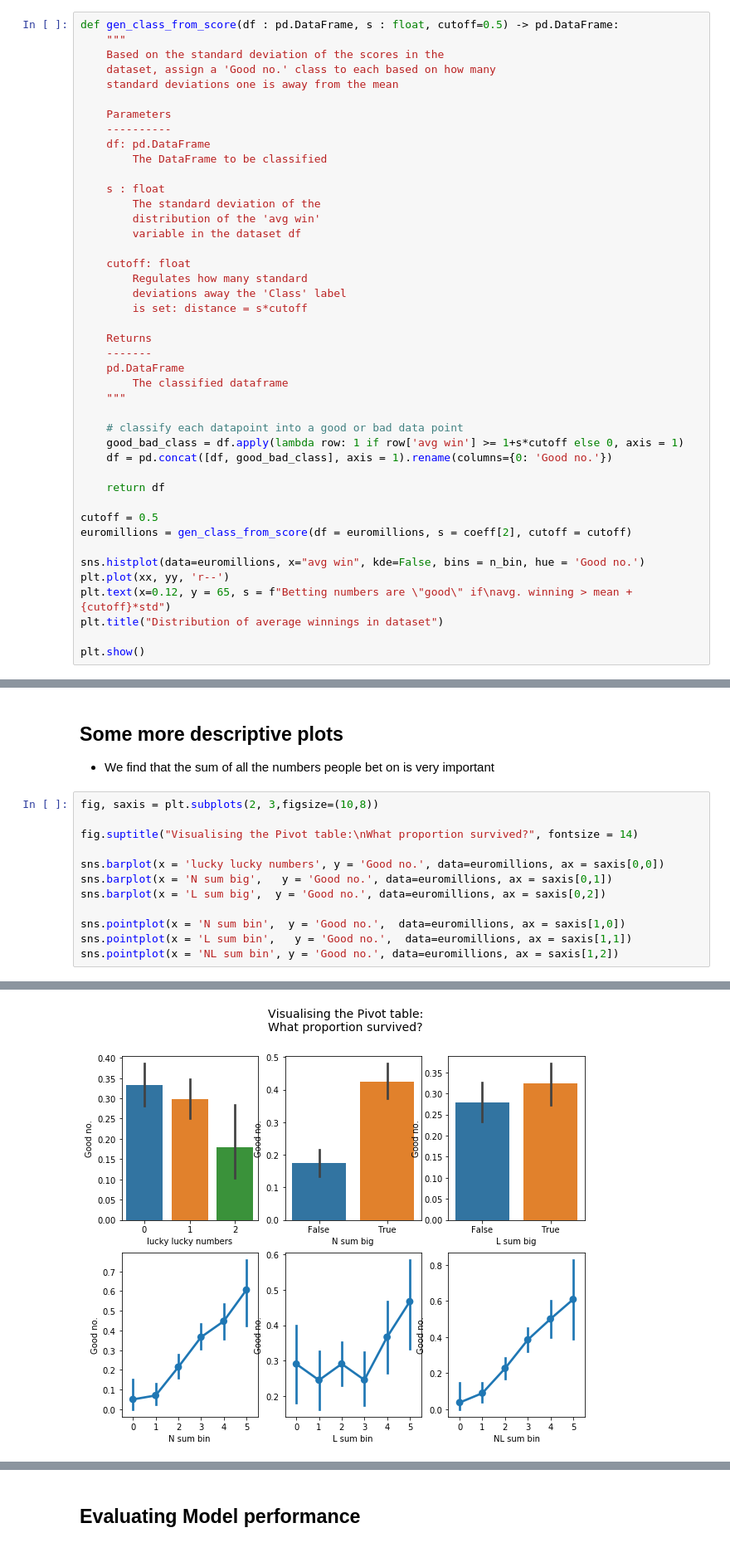
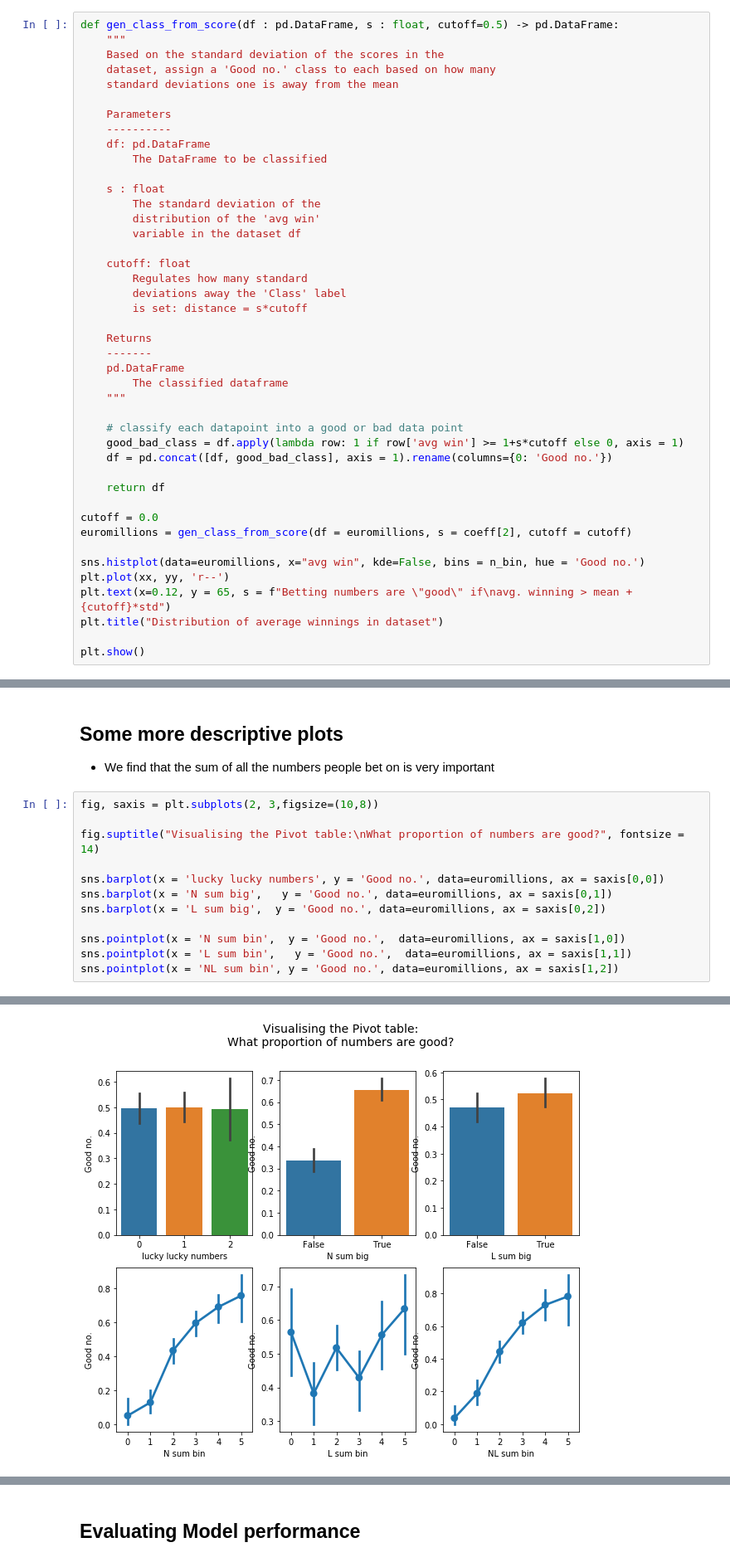
Before and after one commit to RokMedves/EuroMillions, a Jupyter notebook: euromillions.ipynb, the cells around one changed output, grey strips where cells are left out. Shown at 83% size. Saved outputs shown, nothing was run; the diff lists cells and outputs as text.

```diff
--- a/euromillions.ipynb
+++ b/euromillions.ipynb
@@ -542,7 +550,7 @@ def gen_class_from_score(df : pd.DataFrame, s : float, cutoff=0.5) -> pd.DataFra
 
     return df
 
-cutoff = 0.5
+cutoff = 0.0
 euromillions = gen_class_from_score(df = euromillions, s = coeff[2], cutoff = cutoff)
 
 sns.histplot(data=euromillions, x="avg win", kde=False, bins = n_bin, hue = 'Good no.')
@@ -592,18 +600,18 @@ Discovery:
 # %%
 fig, saxis = plt.subplots(2, 3,figsize=(10,8))
 
-fig.suptitle("Visualising the Pivot table:\nWhat proportion survived?", fontsize = 14)
+fig.suptitle("Visualising the Pivot table:\nWhat proportion of numbers are good?", fontsize = 14)
 
 sns.barplot(x = 'lucky lucky numbers', y = 'Good no.', data=euromillions, ax = saxis[0,0])
 sns.barplot(x = 'N sum big',   y = 'Good no.', data=euromillions, ax = saxis[0,1])
 sns.barplot(x = 'L sum big',  y = 'Good no.', data=euromillions, ax = saxis[0,2])
 
 sns.pointplot(x = 'N sum bin',  y = 'Good no.',  data=euromillions, ax = saxis[1,0])
 sns.pointplot(x = 'L sum bin',   y = 'Good no.',  data=euromillions, ax = saxis[1,1])
 sns.pointplot(x = 'NL sum bin', y = 'Good no.', data=euromillions, ax = saxis[1,2])
 # %% [output]
 <matplotlib.axes._subplots.AxesSubplot at 0x...>
-[figure, old version]
+[figure, new version]
 # %%
 #graph distribution of qualitative data: Pclass
 #we know class mattered in survival, now let's compare class and a 2nd feature
```
Also changed, not shown: parts of 11 cells of this notebook.
